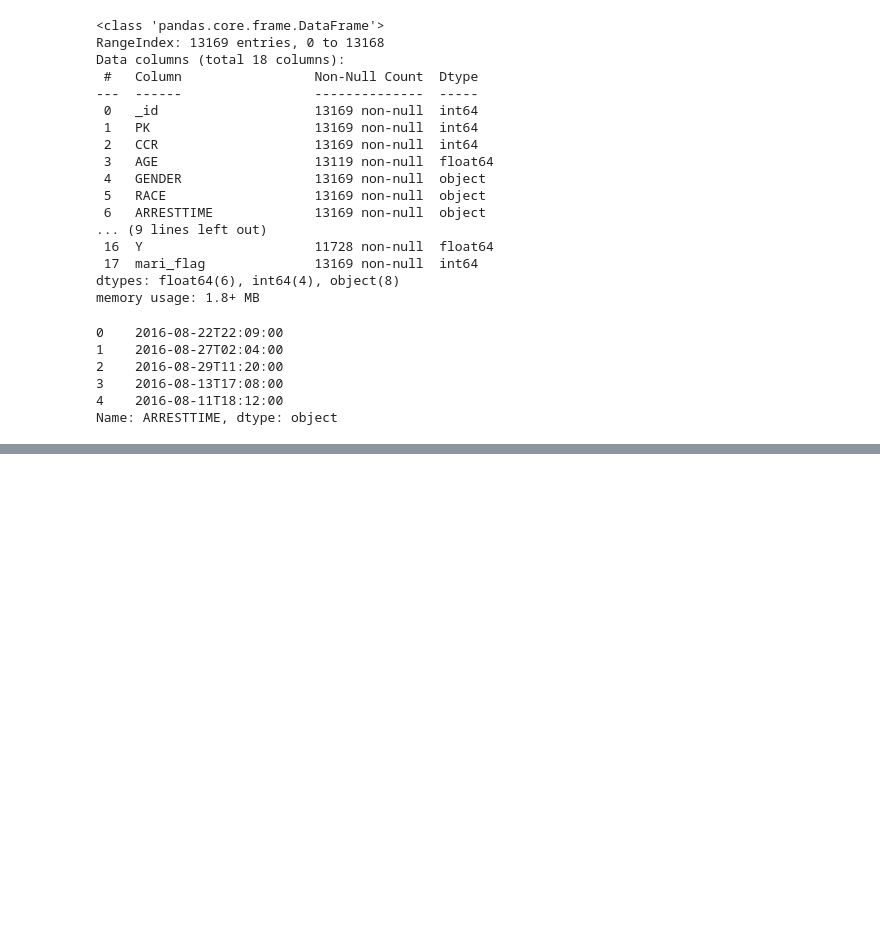
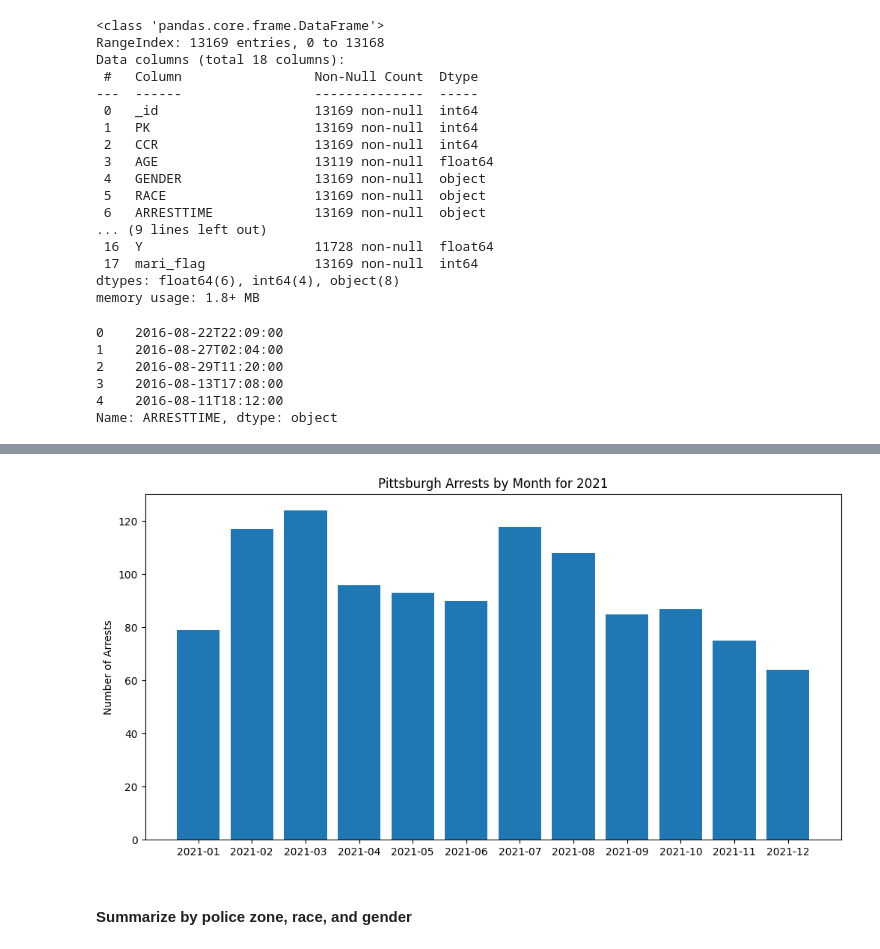
Before and after one commit to trailmarkerlib/policeProjectPythonWorkshop, a Jupyter notebook: python_workshop_2024_02_05.ipynb, the cells around one changed output, grey strips where cells are left out. Drawn from its saved outputs; the diff is of its cells as text; code cells hidden in the pictures; blank space fills up the shorter version.

```diff
--- a/python_workshop_2024_02_05.ipynb
+++ b/python_workshop_2024_02_05.ipynb
@@ -140,0 +175,10 @@ df_summ_by_month.head(20)
+# %%
+plt.figure(figsize=(12,6))
+plt.bar(summ_year_2021['ARRESTMONTH'], summ_year_2021['arrest_count'], 0.8)
+plt.title('Pittsburgh Arrests by Month for 2021')
+plt.ylabel('Number of Arrests')
+plt.show()
+# %% [output]
+[figure, added]
+# %% [markdown]
+#### Summarize by police zone, race, and gender
```
Also changed, not shown: parts of 36 cells of this notebook.
